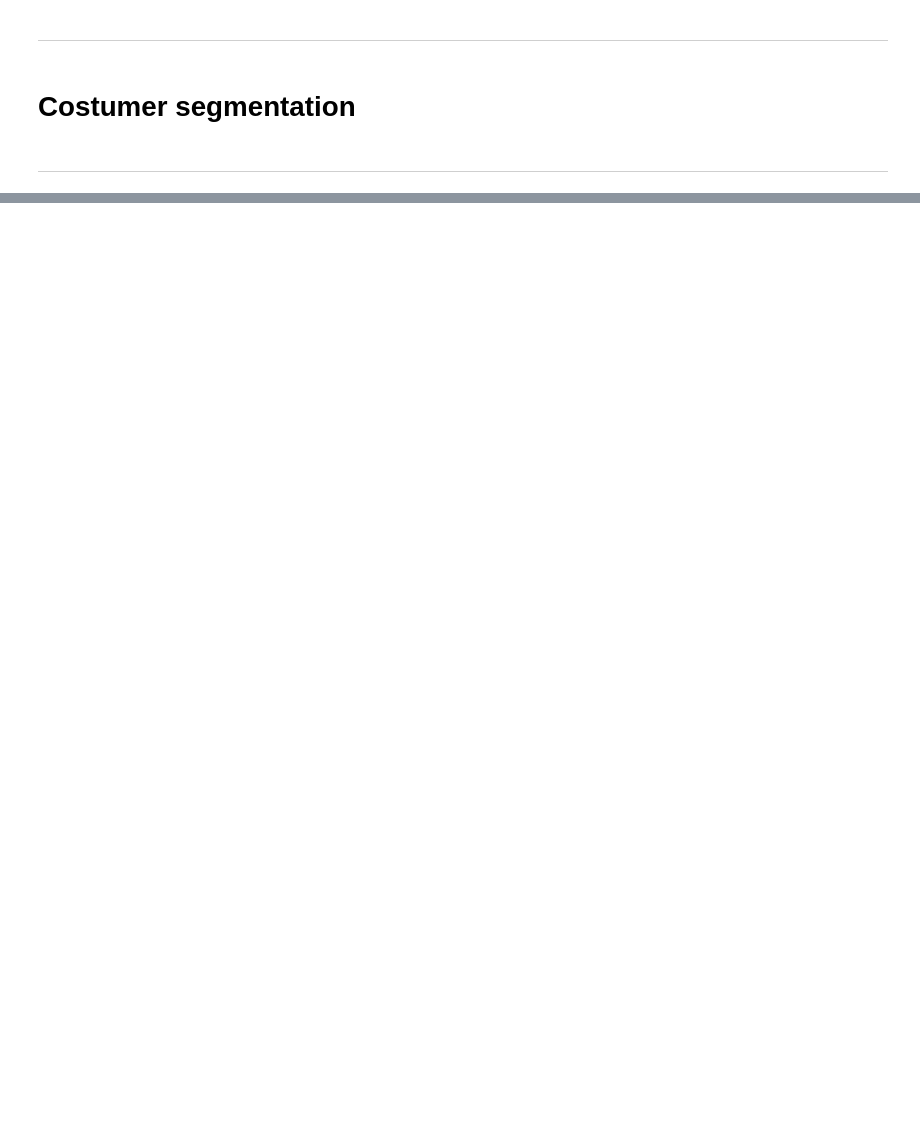
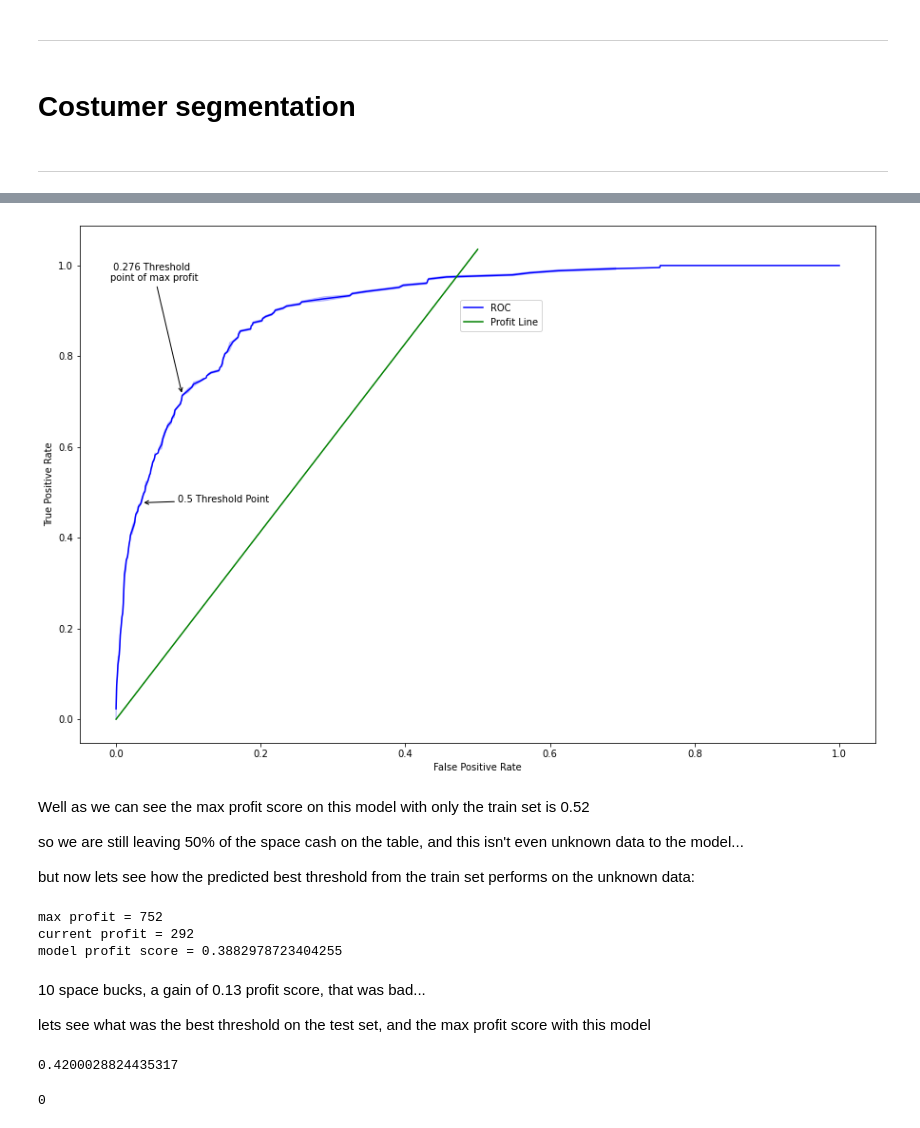
Before and after one commit to TMKlautau/ifood_test_case_start_to_finish, a Jupyter notebook: Ifood_Data_analysis.ipynb, the cells around one changed output, grey strips where cells are left out. Saved outputs shown, nothing was run; the diff lists cells and outputs as text; code cells hidden in the pictures; blank space fills up the shorter version.

```diff
--- a/Ifood_Data_analysis.ipynb
+++ b/Ifood_Data_analysis.ipynb
@@ -275,0 +439,36 @@ df.to_csv('./processed_data/df.csv')
+# %%
+current_thresh_index = np.abs(thresholds - 0.276).argmin()
+roc_ax.annotate(' 0.276 Threshold\npoint of max profit', xy=(fpr[current_thresh_index], tpr[current_thresh_index]), xytext=(fpr[current_thresh_index]-0.1, tpr[current_thresh_index]+0.25),
+            arrowprops={'facecolor':'black', 'arrowstyle':'->'})
+roc_fig
+# %% [output]
+[figure, added]
+# %% [markdown]
+Well as we can see the max profit score on this model with only the train set is 0.52
+
+so we are still leaving 50% of the space cash on the table, and this isn't even unknown data to the model...
+
+but now lets see how the predicted best threshold from the train set performs on the unknown data:
+# %%
+best_threshold = aux_df['profit_scores'].idxmax()
+y_pred = (lg.predict_proba(X_test)[:,1] >= best_threshold).astype(int)
+cf_m = confusion_matrix(y_test, y_pred)
+max_profit = y_test.sum()*8
+current_profit = cf_m[1][1]*8 - cf_m[0][1]*3
+print('max profit = ' + str(max_profit))
+print('current profit = ' + str(current_profit))
+print('model profit score = ' + str(current_profit/max_profit))
+# %% [output]
+max profit = 752
+current profit = 292
+model profit score = 0.3882978723404255
+# %% [markdown]
+10 space bucks, a gain of 0.13 profit score, that was bad...
+
+lets see what was the best threshold on the test set, and the max profit score with this model
+# %%
+display(lg.predict_proba(X_test)[0,1])
+y_test.iloc[0]
+# %% [output]
+0.4200028824435317
+0
```
Also changed, not shown: parts of 60 cells of this notebook.
